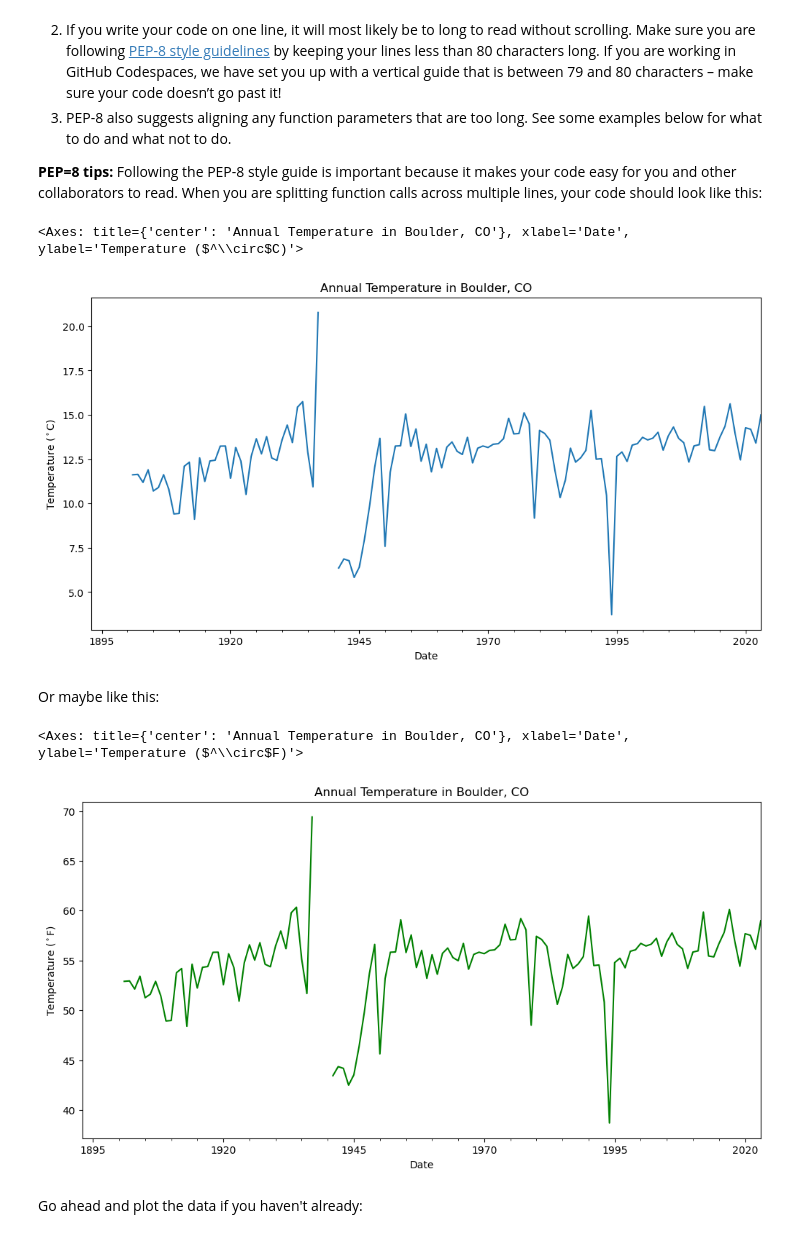
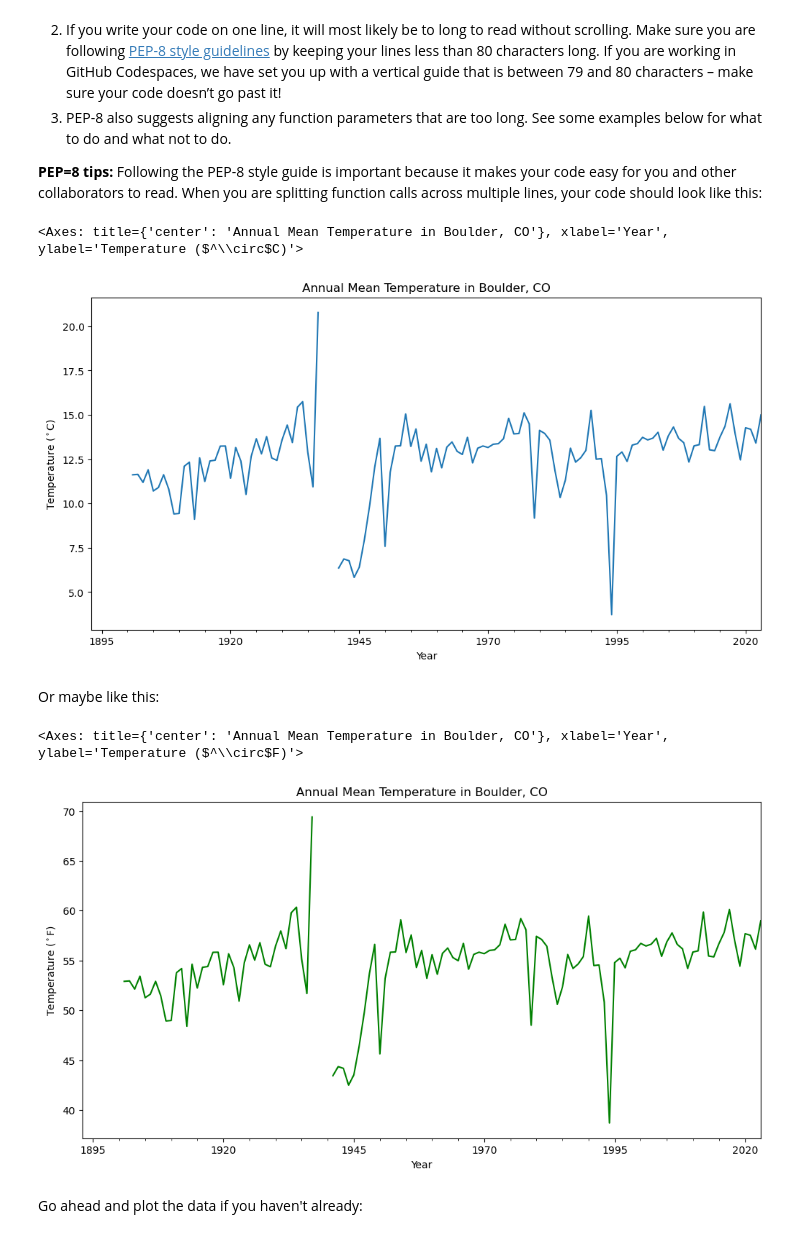
Before and after one commit to hakimsaad9387/01-climate-fall-template, a Jupyter notebook: 04-climate-plot.ipynb, the cells around one changed output. Cells and saved outputs as stored; diff of their text form; code cells hidden in the pictures.

Commit message:
ref and res 1 and spot check climate plot

```diff
--- a/04-climate-plot.ipynb
+++ b/04-climate-plot.ipynb
@@ -172,31 +172,31 @@ href="https://peps.python.org/pep-0008/">PEP-8 style guidelines</a> by keeping y
 
 **PEP=8 tips:** Following the PEP-8 style guide is important because it makes your code easy for you and other collaborators to read. When you are splitting function calls across multiple lines, your code should look like this:
 # %%
-### plot the annual Celsius temperature data
+### plot the annual celsius temperature data
 ann_temp_df.plot(
     y = 'temp_cel',
-    title = 'Annual Temperature in Boulder, CO',
-    xlabel = 'Date',
+    title = 'Annual Mean Temperature in Boulder, CO',
+    xlabel = 'Year',
     ylabel = 'Temperature ($^\circ$C)',
     legend = False,
     figsize = (12, 6)
 )
 # %% [output]
-<Axes: title={'center': 'Annual Temperature in Boulder, CO'}, xlabel='Date', ylabel='Temperature ($^\\circ$C)'>
+<Axes: title={'center': 'Annual Mean Temperature in Boulder, CO'}, xlabel='Year', ylabel='Temperature ($^\\circ$C)'>
-[figure, old version]
+[figure, new version]
 # %% [markdown]
 Or maybe like this:
 # %%
-### plot the annual Fahrenheit temperature data
+### plot the annual fahrenheit temperature data
 ann_temp_df.plot(y = 'temp_fahr',
-                  title = 'Annual Temperature in Boulder, CO',
-                  xlabel = 'Date',
+                  title = 'Annual Mean Temperature in Boulder, CO',
+                  xlabel = 'Year',
                   ylabel = 'Temperature ($^\circ$F)',
                   legend = False,
                   color = 'green',
                   figsize = (12, 6))
 # %% [output]
-<Axes: title={'center': 'Annual Temperature in Boulder, CO'}, xlabel='Date', ylabel='Temperature ($^\\circ$F)'>
+<Axes: title={'center': 'Annual Mean Temperature in Boulder, CO'}, xlabel='Year', ylabel='Temperature ($^\\circ$F)'>
-[figure, old version]
+[figure, new version]
 # %% [markdown]
 Go ahead and plot the data if you haven't already:
```
Also changed, not shown: parts of 8 cells of this notebook, 1 other file.
